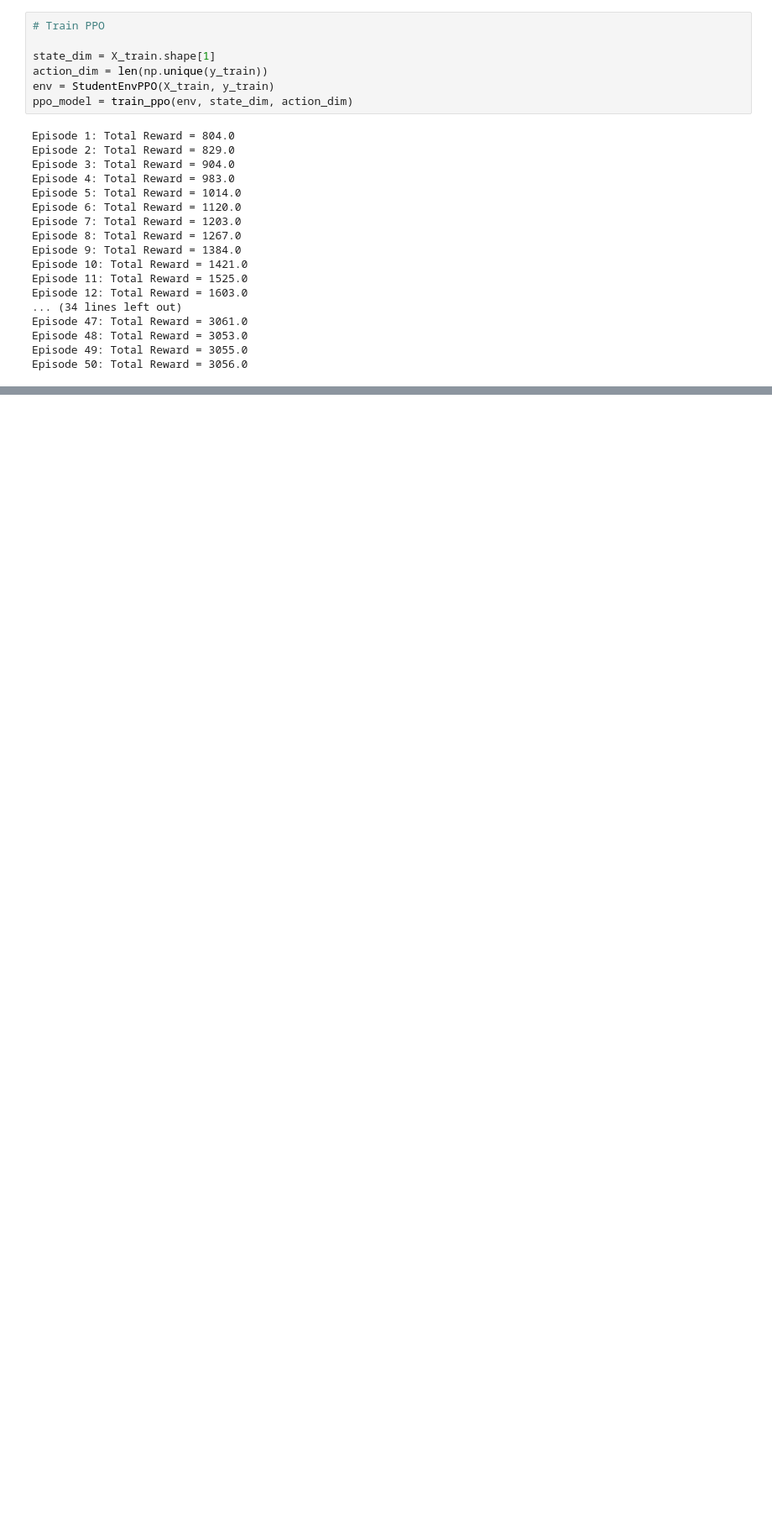
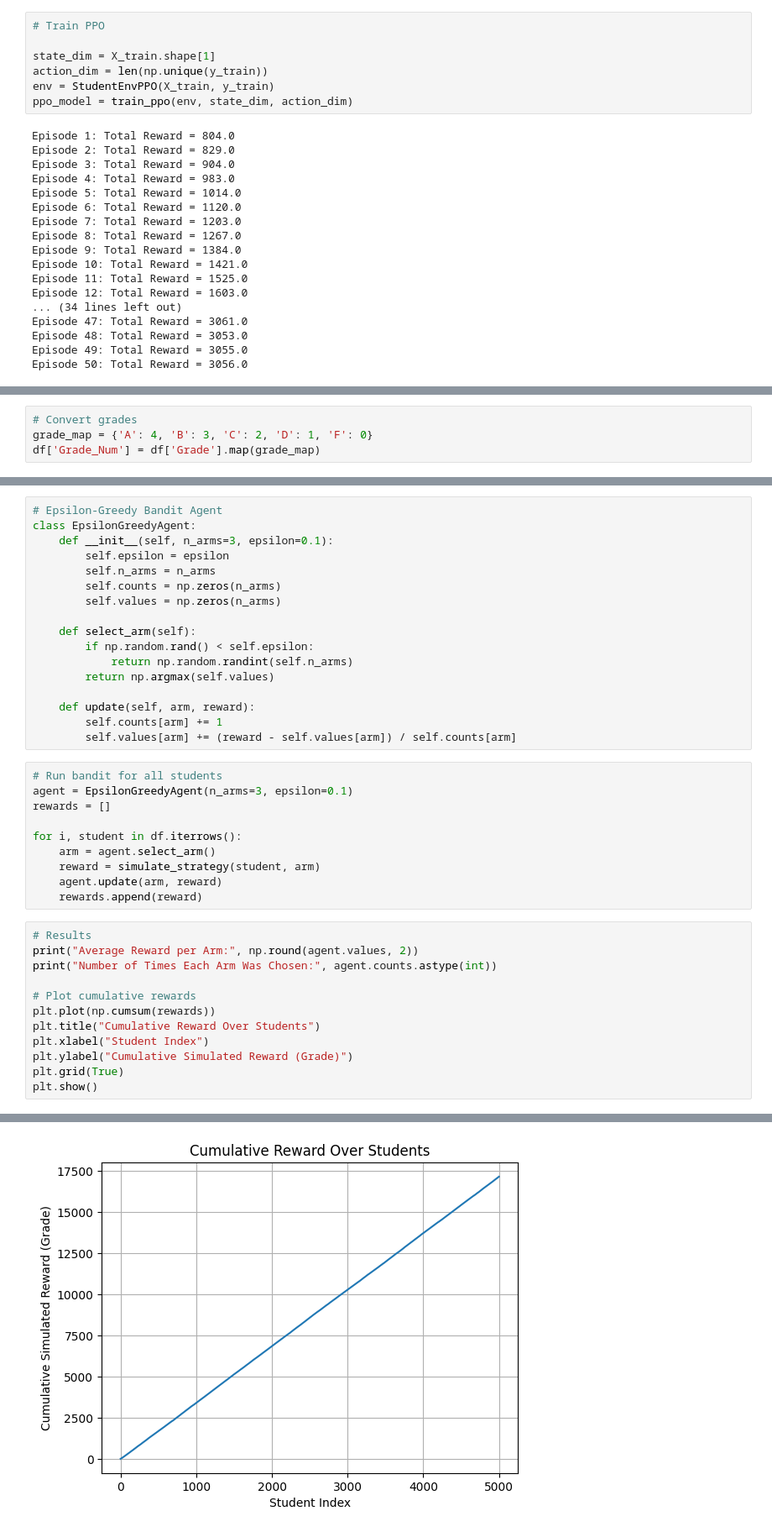
Before and after one commit to mani8072/Data_science_thesis, a Jupyter notebook: coding/machine_learning.ipynb, the cells around one changed output, grey strips where cells are left out. Shown at 84% size. Drawn from its saved outputs; the diff is of its cells as text; blank space fills up the shorter version.

```diff
--- a/coding/machine_learning.ipynb
+++ b/coding/machine_learning.ipynb
@@ -500,0 +587,4 @@ Episode 50: Total Reward = 3056.0
+# %%
+# Convert grades
+grade_map = {'A': 4, 'B': 3, 'C': 2, 'D': 1, 'F': 0}
+df['Grade_Num'] = df['Grade'].map(grade_map)
@@ -500,0 +604,40 @@ Episode 50: Total Reward = 3056.0
+# %%
+# Epsilon-Greedy Bandit Agent
+class EpsilonGreedyAgent:
+    def __init__(self, n_arms=3, epsilon=0.1):
+        self.epsilon = epsilon
+        self.n_arms = n_arms
+        self.counts = np.zeros(n_arms)
+        self.values = np.zeros(n_arms)
+
+    def select_arm(self):
+        if np.random.rand() < self.epsilon:
+            return np.random.randint(self.n_arms)
+        return np.argmax(self.values)
+
+    def update(self, arm, reward):
+        self.counts[arm] += 1
+        self.values[arm] += (reward - self.values[arm]) / self.counts[arm]
+# %%
+# Run bandit for all students
+agent = EpsilonGreedyAgent(n_arms=3, epsilon=0.1)
+rewards = []
+
+for i, student in df.iterrows():
+    arm = agent.select_arm()
+    reward = simulate_strategy(student, arm)
+    agent.update(arm, reward)
+    rewards.append(reward)
+# %%
+# Results
+print("Average Reward per Arm:", np.round(agent.values, 2))
+print("Number of Times Each Arm Was Chosen:", agent.counts.astype(int))
+
+# Plot cumulative rewards
+plt.plot(np.cumsum(rewards))
+plt.title("Cumulative Reward Over Students")
+plt.xlabel("Student Index")
+plt.ylabel("Cumulative Simulated Reward (Grade)")
+plt.grid(True)
+plt.show()
+# %% [output]
@@ -500,0 +646 @@ Episode 50: Total Reward = 3056.0
+[figure, added]
```
Also changed, not shown: parts of 16 cells of this notebook, 1 other file.
